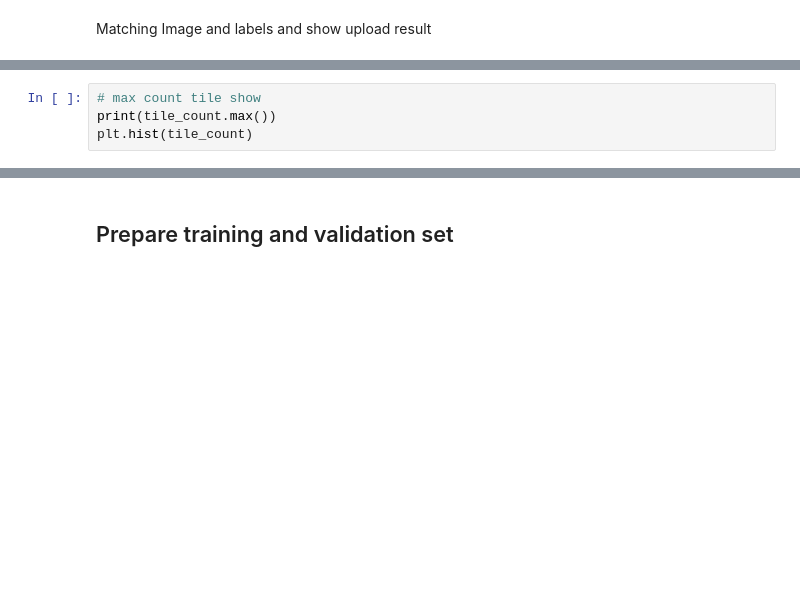
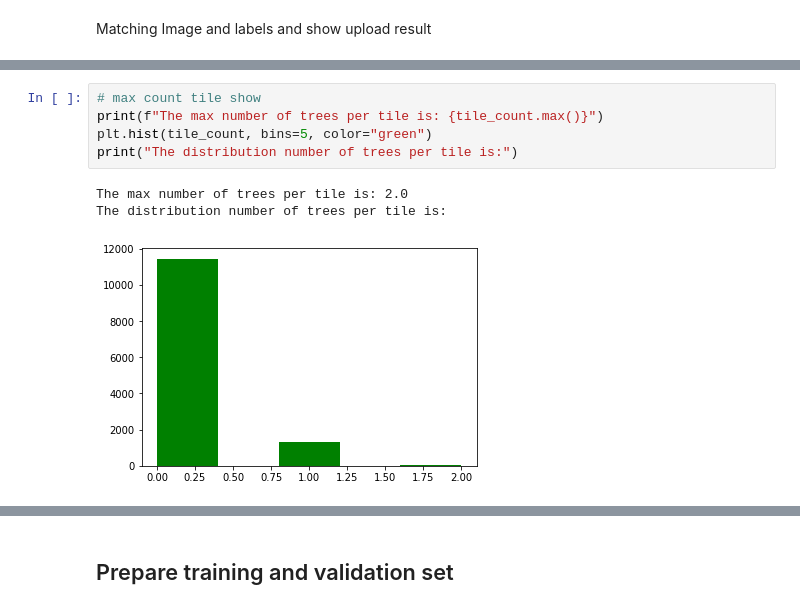
Before and after one commit to LuiseStrathe/urbaneagle_visionai, a Jupyter notebook: notebooks/Base_Model_01.ipynb, the cells around one changed output, grey strips where cells are left out. Saved outputs shown, nothing was run; the diff lists cells and outputs as text; blank space fills up the shorter version.

```diff
--- a/notebooks/Base_Model_01.ipynb
+++ b/notebooks/Base_Model_01.ipynb
@@ -168,7 +171,12 @@ plt.imshow(tiles_show)
 # %%
 # max count tile show
-print(tile_count.max())
-plt.hist(tile_count)
+print(f"The max number of trees per tile is: {tile_count.max()}")
+plt.hist(tile_count, bins=5, color="green")
+print("The distribution number of trees per tile is:")
+# %% [output]
+The max number of trees per tile is: 2.0
+The distribution number of trees per tile is:
+[figure, added]
 # %%
 example = random.randint(0, num_tiles-1)
 print(f"tile_num is: {example}")
```
Also changed, not shown: parts of 36 cells of this notebook, 8 other files.
